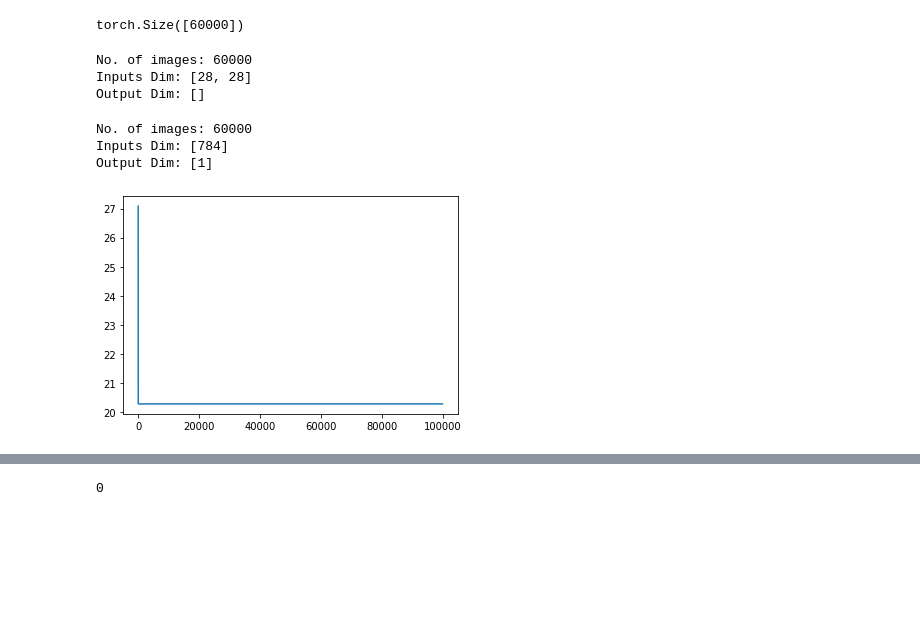
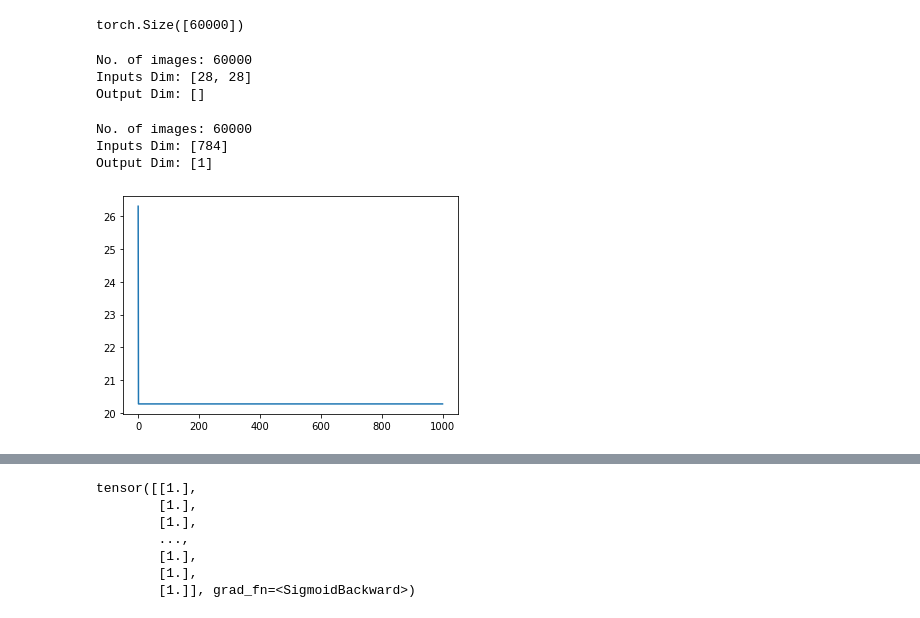
Before and after one commit to mohameddhameem/LearnPyTorch, a Jupyter notebook: Hello_Neural_Network_in_PyTorch.ipynb, the cells around one changed output, grey strips where cells are left out. Drawn from its saved outputs; the diff is of its cells as text; code cells hidden in the pictures; blank space fills up the shorter version.

```diff
--- a/Hello_Neural_Network_in_PyTorch.ipynb
+++ b/Hello_Neural_Network_in_PyTorch.ipynb
@@ -301,3 +316,18 @@ Y_mnist_test = mnist_test.targets.float()
 Y_mnist.shape
 # %% [output]
 torch.Size([60000])
+# %%
+# Use FloatTensor.shape to get the shape of the matrix/tensor.
+device = 'cuda' if torch.cuda.is_available()  else 'cpu'
+device = 'cpu' # for testing only
+num_data, *input_dim = X_mnist.shape
+print('No. of images:', num_data)
+print('Inputs Dim:', input_dim)
+
+num_data, *output_dim = Y_mnist.shape
+num_test_data, *output_dim = Y_mnist_test.shape
+print('Output Dim:', output_dim)
+# %% [output]
+No. of images: 60000
+Inputs Dim: [28, 28]
+Output Dim: []
@@ -312,5 +349,5 @@ num_test_data, *output_dim = Y_mnist_test.shape
 print('Output Dim:', output_dim)
 # %% [output]
 No. of images: 60000
-Inputs Dim: [28, 28]
-Output Dim: []
+Inputs Dim: [784]
+Output Dim: [1]
@@ -325,47 +354,34 @@ Y_mnist_test = mnist_test.targets.float().unsqueeze(1).to(device)
-# %%
-# Use FloatTensor.shape to get the shape of the matrix/tensor.
-num_data, *input_dim = X_mnist.shape
-print('No. of images:', num_data)
-print('Inputs Dim:', input_dim)
-
-num_data, *output_dim = Y_mnist.shape
-num_test_data, *output_dim = Y_mnist_test.shape
-print('Output Dim:', output_dim)
-# %% [output]
-No. of images: 60000
-Inputs Dim: [784]
-Output Dim: [1]
 # %%
 %%time
 hidden_dim = 10
 
-model = nn.Sequential(nn.Linear(input_dim[0], 1),  # or we can give as 784,1
+model = nn.Sequential(nn.Linear(784 , 1),  # or we can give as 784,1 # for testing I am changing 784 to 28x28
                       nn.Sigmoid()).to(device)
 
 criterion = nn.MSELoss()
-learning_rate = 0.001
+learning_rate = 1.0
 optimizer = optim.SGD(model.parameters(), lr=learning_rate)
-num_epochs = 100000
+num_epochs = 1000
 
 
 losses = []
 plt.ion()
 
 for _e in tqdm(range(num_epochs)):
     optimizer.zero_grad()
     predictions = model(X_mnist).to(device)
     loss_this_epoch = criterion(predictions,Y_mnist)
     loss_this_epoch.backward()
     optimizer.step()
     ##print([float(_pred) for _pred in predictions], list(map(int, Y_pt)), loss_this_epoch.data[0])
     losses.append(loss_this_epoch.data.item())
 
     #clear_output(wait=True)
     #plt.plot(losses)
     #plt.pause(0.05)
 
 # Visualize the losses
 plt.plot(losses)
 plt.show()
 # %% [output]
-[figure, old version]
+[figure, new version]
@@ -374,8 +390,14 @@ Wall time: 1min 45s
 # %%
-predictions = model(X_mnist_test).cpu().data.numpy().argmax()
+predictions = model(X_mnist_test)
 predictions
 # %% [output]
-0
+tensor([[1.],
+        [1.],
+        [1.],
+        ...,
+        [1.],
+        [1.],
+        [1.]], grad_fn=<SigmoidBackward>)
 # %%
 pred = np.array([np.argmax(_p) for _p in predictions.data.numpy()])
 pred
```
Also changed, not shown: parts of 7 cells of this notebook.
